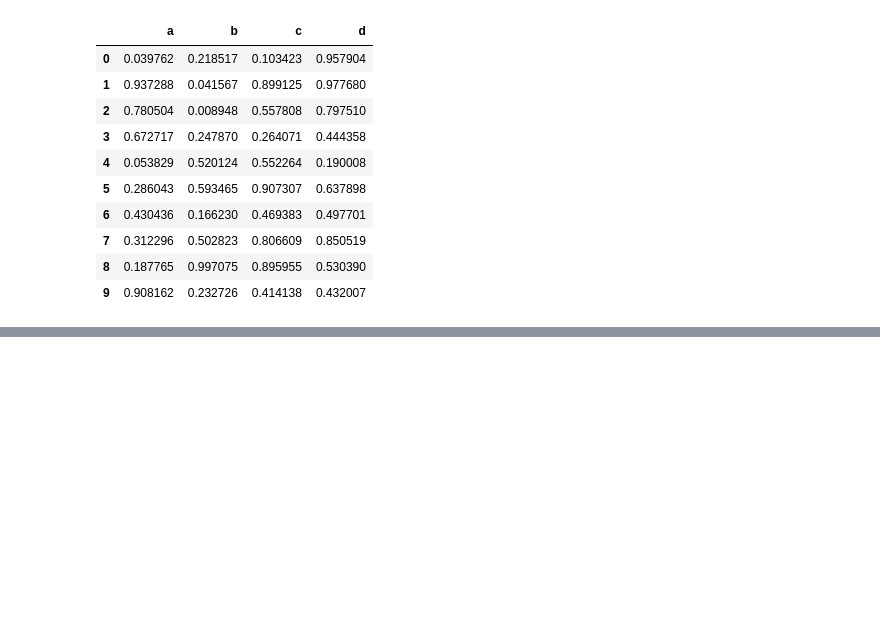
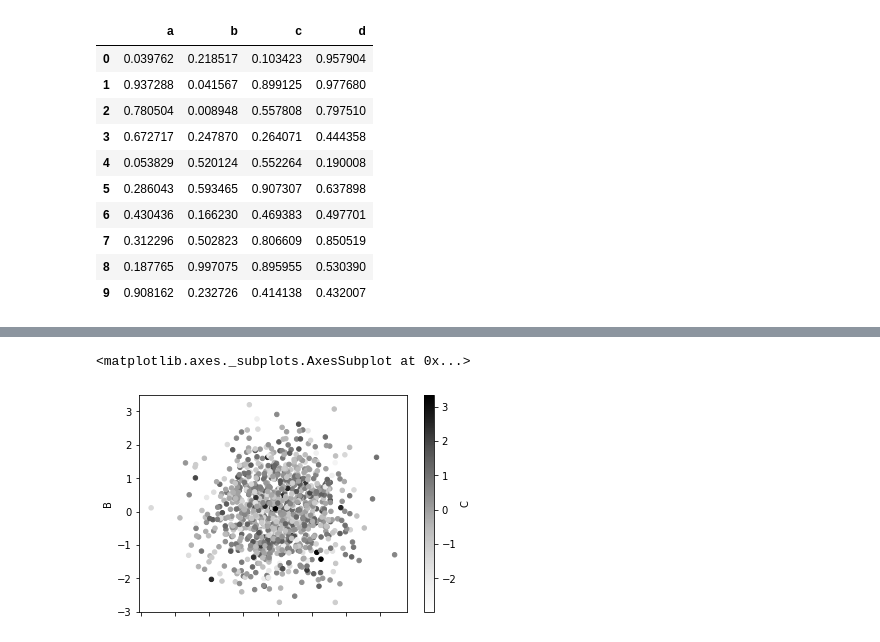
Before and after one commit to louiskenyon98/python-for-finance, a Jupyter notebook: 04-Visualization-Matplotlib-Pandas/04-02-Pandas Visualization/Pandas Data Visualisation.ipynb, the cells around one changed output, grey strips where cells are left out. Saved outputs shown, nothing was run; the diff lists cells and outputs as text; code cells hidden in the pictures; blank space fills up the shorter version.

```diff
--- a/04-Visualization-Matplotlib-Pandas/04-02-Pandas Visualization/Pandas Data Visualisation.ipynb
+++ b/04-Visualization-Matplotlib-Pandas/04-02-Pandas Visualization/Pandas Data Visualisation.ipynb
@@ -31,0 +51,6 @@ df2
+# %%
+#Colour can be set using c parameter, therefore making a 3d plot
+df1.plot.scatter(x='A',y='B',c='C')
+# %% [output]
+<matplotlib.axes._subplots.AxesSubplot at 0x...>
+[figure, added]
```
Also changed, not shown: parts of 8 cells of this notebook.
